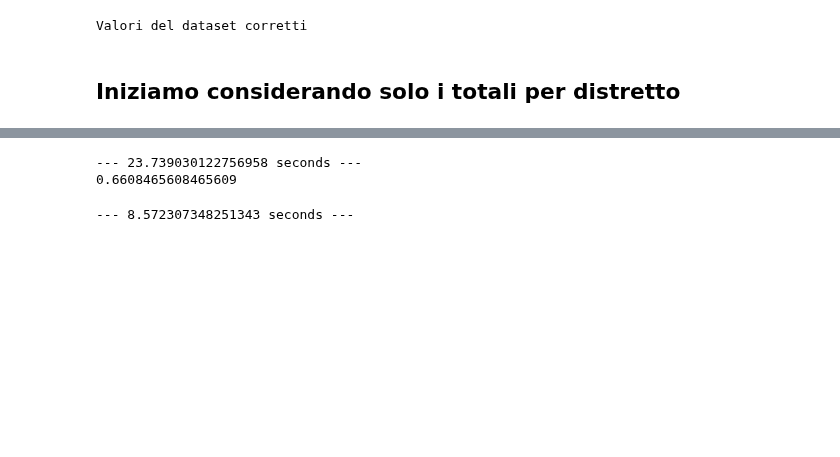
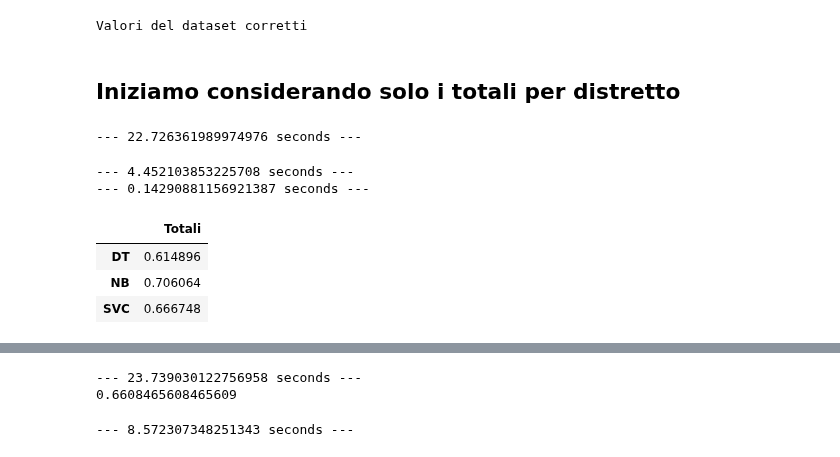
Before and after one commit to aleberans/Analisi-dati-per-problemi-di-medicina-legale, a Jupyter notebook: codice/classificazione-investiti.ipynb, the cells around one changed output, grey strips where cells are left out. Cells and saved outputs as stored; diff of their text form; code cells hidden in the pictures; blank space fills up the shorter version.

```diff
--- a/codice/classificazione-investiti.ipynb
+++ b/codice/classificazione-investiti.ipynb
@@ -79,16 +79,9 @@ def addestra(model_class, X, y, model_selection_grid, num_fold_grid_search, num_
 
     start_time = time.time()
 
-    if scaling is not None:
-        sc = scaling
-        X_std = sc.fit_transform(X)
+    X_std = scaling.fit_transform(X) if scaling is not None else X
 
-        if dim_reduction is not None:
-            reducer = dim_reduction
-            X_std = reducer.fit_transform(X_std)
-    #se scaling è None uso X
-    else:
-        X_std = X
+    X_std = dim_reduction.fit_transform(X_std) if dim_reduction is not None else X_std
 
     clf = GridSearchCV(estimator=model_class(), param_grid=model_selection_grid, cv=num_fold_grid_search, n_jobs=-1)
     val = cross_val_score(clf, X_std, y, cv=num_fold_cross_val)
@@ -103,3 +92,5 @@ def generaListaDizionari(listaDizionari, nome_dataset, model, risultato, index):
+# %%
+risultati = {}
 # %% [markdown]
 ## Iniziamo considerando solo i totali per distretto
 # %%
@@ -108,3 +99,42 @@ y_total = dataset['Mezzo']
 
 listaDizionariRisultati = []
 listaIndex = []
+# %%
+from sklearn.svm import SVC
+from sklearn.tree import DecisionTreeClassifier
+from sklearn.naive_bayes import GaussianNB
+
+models = [SVC, DecisionTreeClassifier, GaussianNB]
+model_to_string = {SVC: 'SVC', DecisionTreeClassifier: 'DT', GaussianNB: 'NB'}
+
+c_space = np.logspace(-4, 3, 10)
+gamma_space = np.logspace(-4, 3, 10)
+model_selection_grid_SVC = [
+  {'C': c_space, 'kernel': ['linear'], 'gamma': ['auto']},
+  {'C': c_space, 'gamma': gamma_space, 'kernel': ['rbf']},
+  {'C': c_space, 'gamma': ['auto', 'scale'], 'kernel': ['rbf']},
+  {'C': c_space, 'degree': [2, 3, 5, 9], 'kernel': ['poly'], 'gamma': ['auto']},
+ ]
+
+model_selection_grid_DT = {'criterion': ['gini', 'entropy'],
+                        'max_leaf_nodes': [None, 2, 5, 10, 50, 100],
+                        'max_features': [None, 'sqrt', 'log2'],
+                        'max_depth': [None, 2, 5, 10]}
+
+model_selection_grid_NB = {}
+
+grids = [model_selection_grid_SVC, model_selection_grid_DT, model_selection_grid_NB]
+# %%
+risultati['Totali'] = {model_to_string[m]: np.mean(addestra(m, X_total, y_total, g, 9, 9)) for m, g in zip(models, grids)}
+# %% [output]
+--- 22.726361989974976 seconds ---
+--- 4.452103853225708 seconds ---
+--- 0.14290881156921387 seconds ---
+# %%
+table = pd.DataFrame(risultati)
+table
+# %% [output]
+|  | Totali |
+| DT | 0.614896 |
+| NB | 0.706064 |
+| SVC | 0.666748 |
```
Also changed, not shown: parts of 13 cells of this notebook.
